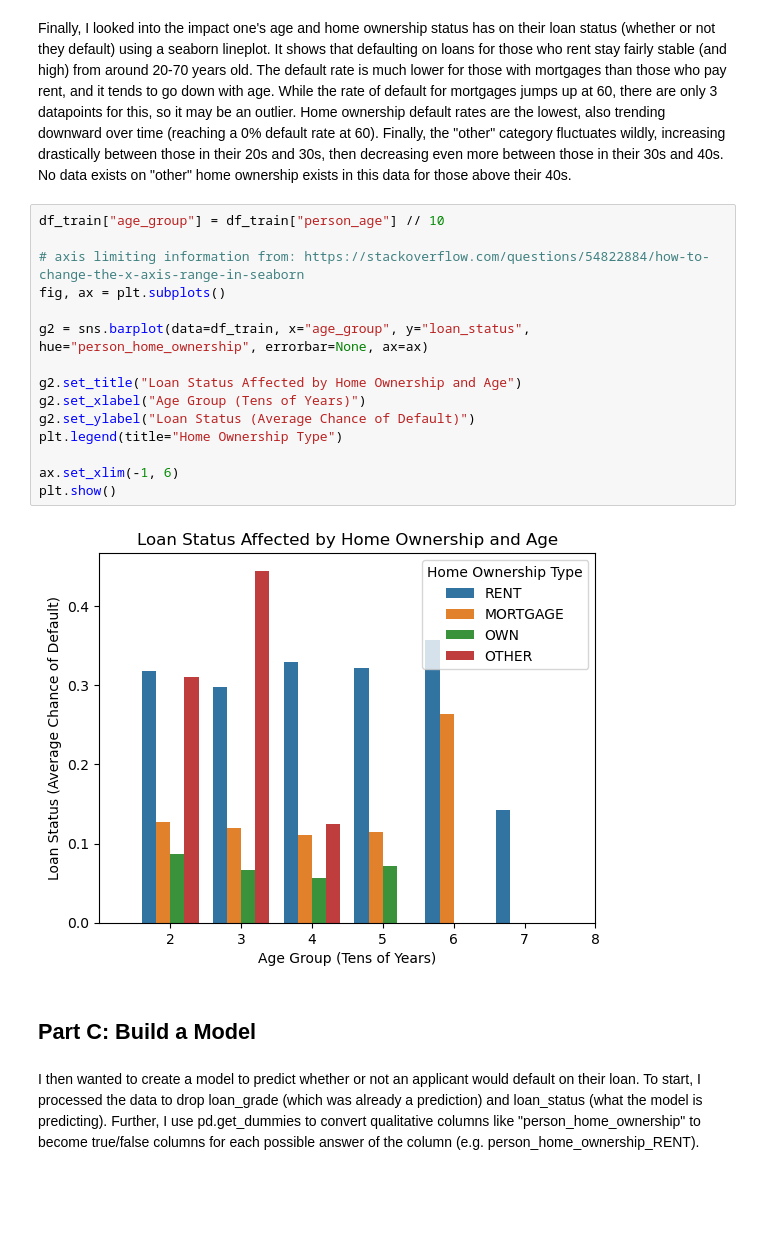
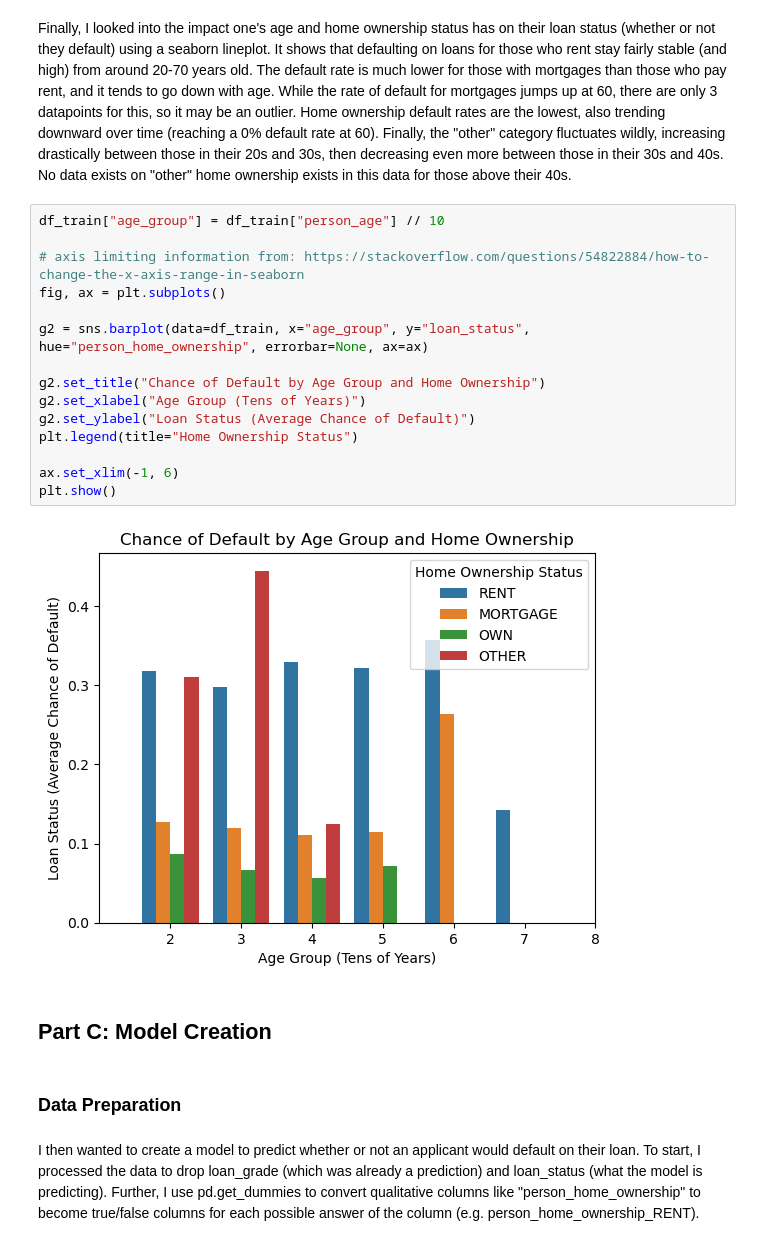
Before and after one commit to jblake05/ml-0451, a Jupyter notebook: posts/optimal-decision-making/optimal.ipynb, the cells around one changed output. Drawn from its saved outputs; the diff is of its cells as text; blank space fills up the shorter version.

```diff
--- a/posts/optimal-decision-making/optimal.ipynb
+++ b/posts/optimal-decision-making/optimal.ipynb
@@ -82,22 +80,24 @@ Finally, I looked into the impact one's age and home ownership status has on the
 # %%
 df_train["age_group"] = df_train["person_age"] // 10
 
 # axis limiting information from: https://stackoverflow.com/questions/54822884/how-to-change-the-x-axis-range-in-seaborn
 fig, ax = plt.subplots()
 
 g2 = sns.barplot(data=df_train, x="age_group", y="loan_status", hue="person_home_ownership", errorbar=None, ax=ax)
 
-g2.set_title("Loan Status Affected by Home Ownership and Age")
+g2.set_title("Chance of Default by Age Group and Home Ownership")
 g2.set_xlabel("Age Group (Tens of Years)")
 g2.set_ylabel("Loan Status (Average Chance of Default)")
-plt.legend(title="Home Ownership Type")
+plt.legend(title="Home Ownership Status")
 
 ax.set_xlim(-1, 6)
 plt.show()
 # %% [output]
-[figure, old version]
+[figure, new version]
 # %% [markdown]
-## Part C: Build a Model
+## Part C: Model Creation
+# %% [markdown]
+### Data Preparation
 # %% [markdown]
 I then wanted to create a model to predict whether or not an applicant would default on their loan. To start, I processed the data to drop loan_grade (which was already a prediction) and loan_status (what the model is predicting). Further, I use pd.get_dummies to convert qualitative columns like "person_home_ownership" to become true/false columns for each possible answer of the column (e.g. person_home_ownership_RENT).
 # %%
```
Also changed, not shown: parts of 21 cells of this notebook, 18 other files.
